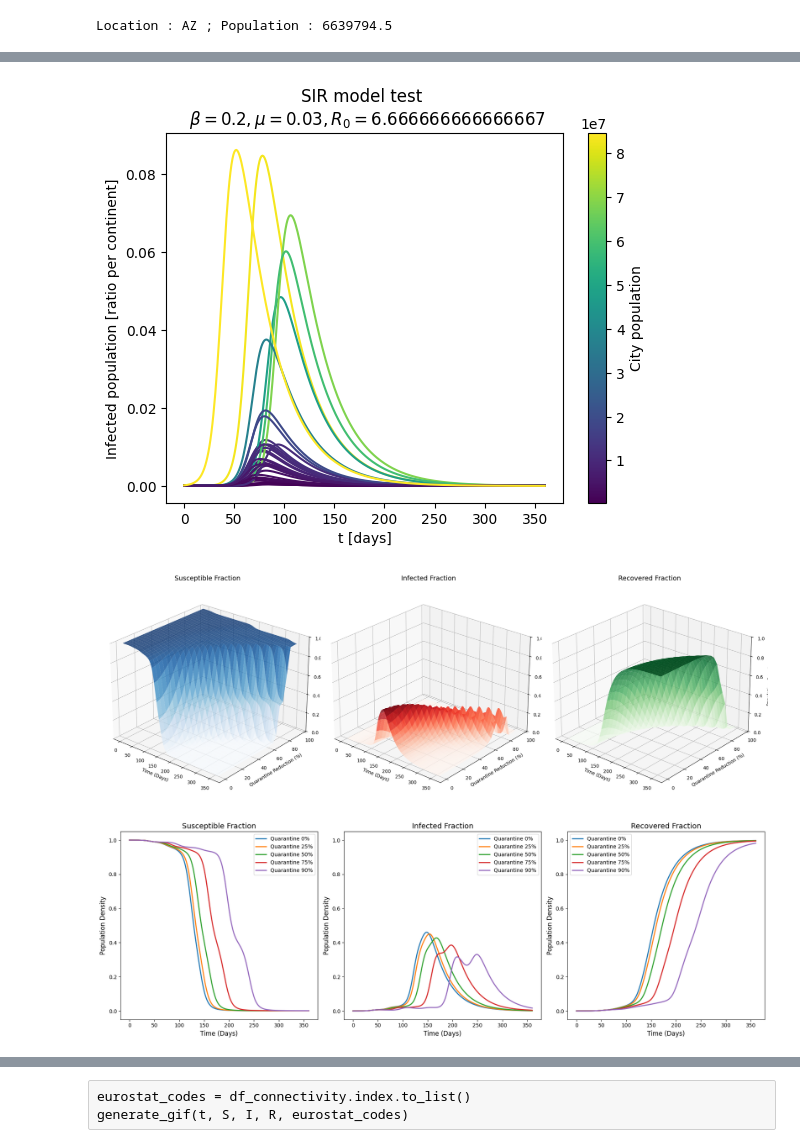
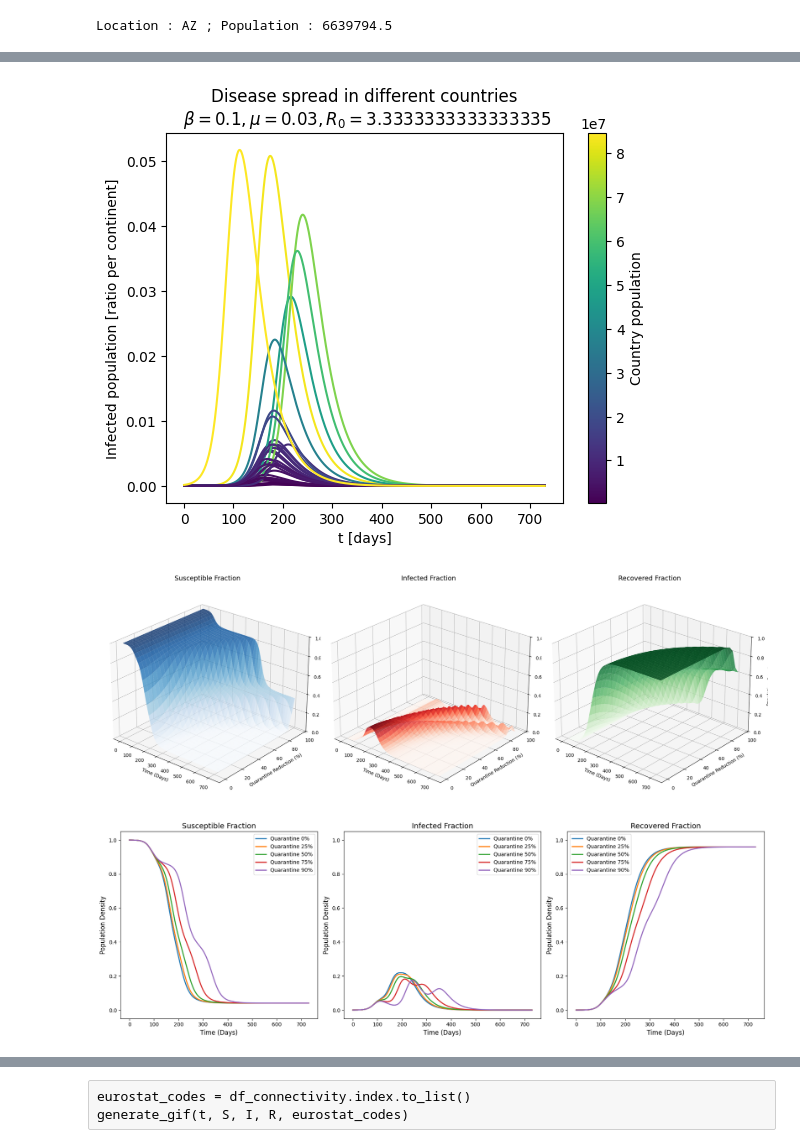
Before and after one commit to sebmarci/sirnetwork, a Jupyter notebook: results_airport.ipynb, the cells around one changed output, grey strips where cells are left out. Saved outputs shown, nothing was run; the diff lists cells and outputs as text; code cells hidden in the pictures.

```diff
--- a/results_airport.ipynb
+++ b/results_airport.ipynb
@@ -98,8 +98,9 @@ I0[mode_idx] = 0.001 * mode
 R0 = np.zeros_like(population)
 init_state = np.concatenate([S0, I0, R0])
 
-beta = 0.2
+beta = 0.1
 mu = 0.03
+t_end = 365 * 2
 
 sim = Simulation(
     populations=population,
@@ -108,7 +109,7 @@ sim = Simulation(
     infection_rate=beta,
     recovery_rate=mu,
 )
-sim.solve_system(t_end=360)
+sim.solve_system(t_end=t_end)
 t, S, I, R = sim.get_results()
 
 print("Location :", valid_countries[mode_idx], "; Population :", mode)
@@ -164,26 +193,17 @@ Location : RO ; Population : 84595592.727
 # %%
 simple_plot(population, init_state, C,
-                          t_end=360, infection_rate=beta, recovery_rate=mu)
+                          t_end=t_end, infection_rate=beta, recovery_rate=mu)
 # %% [output]
-[figure, old version]
+[figure, new version]
-# %%
-S0 = population
-S0[mode_idx] = 0.999 * mode
-
-I0 = np.zeros_like(population)
-I0[mode_idx] = 0.001 * mode
-
-R0 = np.zeros_like(population)
-init_state = np.concatenate([S0, I0, R0])
 # %%
 quarantine_plotter_3d(population, init_state, C,
-                        infection_rate=beta, recovery_rate=mu, t_end=360)
+                        infection_rate=beta, recovery_rate=mu, t_end=t_end)
 # %% [output]
-[figure, old version]
+[figure, new version]
 # %%
 quarantine_plotter_2d(population, init_state, C,
-                        infection_rate=beta, recovery_rate=mu, t_end=360)
+                        infection_rate=beta, recovery_rate=mu, t_end=t_end)
 # %% [output]
-[figure, old version]
+[figure, new version]
 # %%
 local_vs_global_quarantine_2d(population, init_state, C, beta, mu,
```
Also changed, not shown: parts of 10 cells of this notebook, 1 other file.
